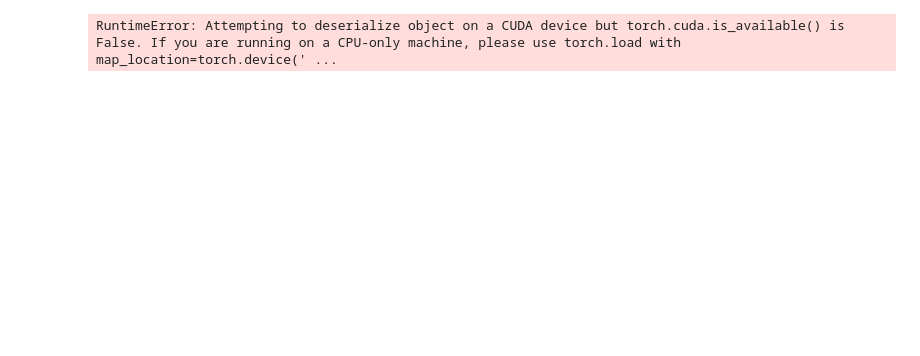
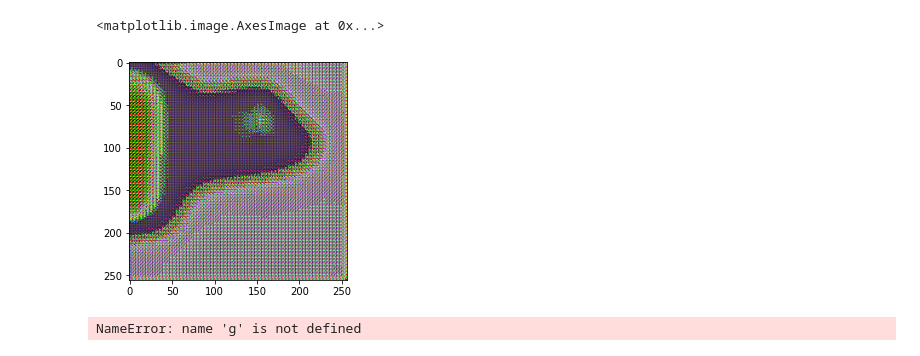
Before and after one commit to ahan98/contrastive-unpaired-translation, a Jupyter notebook: CUT.ipynb, the cells around one changed output. Cells and saved outputs as stored; diff of their text form; code cells hidden in the pictures; blank space fills up the shorter version.

```diff
--- a/CUT.ipynb
+++ b/CUT.ipynb
@@ -4,5 +0,0 @@ from models.GAN.Generator import Generator
-# %%
-generator = Generator()
-generator.load_state_dict(torch.load("checkpoint_generator_400.pt"))
-# %% [output]
-RuntimeError: Attempting to deserialize object on a CUDA device but torch.cuda.is_available() is False. If you are running on a CPU-only machine, please use torch.load with map_location=torch.device(' ...
@@ -9,3 +8,34 @@ RuntimeError: Attempting to deserialize object on a CUDA device but torch.cuda.i
+# %%
+PATH = "./datasets/horse2zebra"
+# %%
+g = Generator()
+states = torch.load("checkpoint_generator_400.pt")
+model_state = states["model_state_dict"]
+g.load_state_dict(model_state)
+g.eval()
+# %%
+batches_by_class = get_batches_from_path(PATH)
+X_class_name = "testA"
+X_test_dataloader = make_dataloader(batches_by_class, X_class_name)
+fake_images = []
+
+for minibatch in X_test_dataloader:
+    for test_image in minibatch:
+        test_image = torch.unsqueeze(test_image, 0)
+        out = g(test_image)
+        out = torch.squeeze(out, 0)
+        img = T.ToPILImage()(out)
+        fake_images.append(img)
+# %%
+plt.imshow(fake_images[0])
+# %% [output]
+<matplotlib.image.AxesImage at 0x...>
+[figure, added]
+# %%
+for param in g.parameters():
+    print(g.requires_grad)
+# %% [output]
+NameError: name 'g' is not defined
 # %%
 # plot loss histories
 # %%
```
Also changed, not shown: parts of 3 cells of this notebook.
